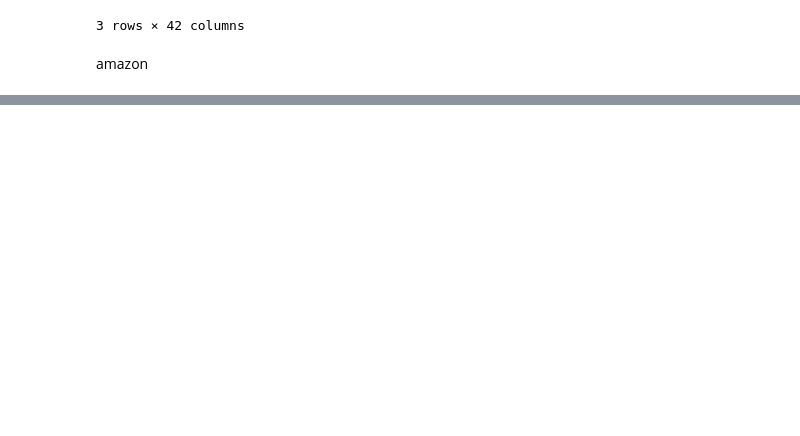
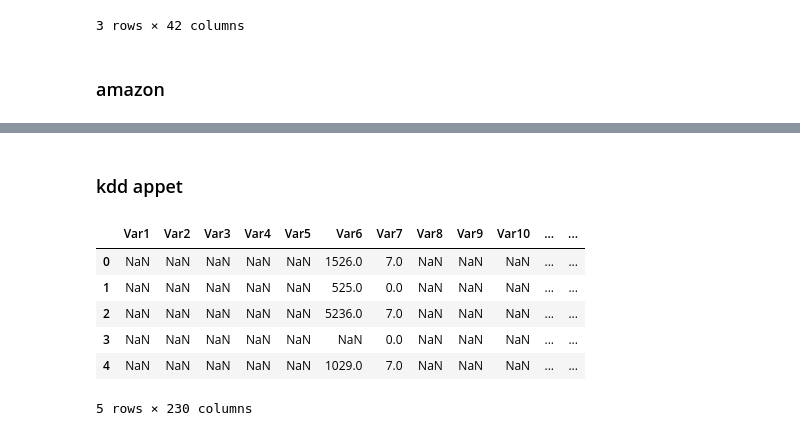
Before and after one commit to mohannishant6/MSc-Thesis, a Jupyter notebook: update_dict.ipynb, the cells around one changed output, grey strips where cells are left out. Saved outputs shown, nothing was run; the diff lists cells and outputs as text; code cells hidden in the pictures; blank space fills up the shorter version.

```diff
--- a/update_dict.ipynb
+++ b/update_dict.ipynb
@@ -217,8 +217,8 @@ y=df.iloc[:,-1]
 d=initialize_dict()
 df_meta=df_meta.append(update_dict(X,y),ignore_index=True)
 df_meta.iloc[-1,0]='census_income'
-# %% [markdown]
-amazon
+# %% [markdown]
+### amazon
 # %%
 df=pd.read_csv('train.csv',dtype='str')
 df.head(3)
@@ -233,3 +233,16 @@ y=df.iloc[:,0]
 d=initialize_dict()
 df_meta=df_meta.append(update_dict(X,y),ignore_index=True)
 df_meta.iloc[-1,0]='amazon'
+# %% [markdown]
+### kdd appet
+# %%
+df=pd.read_csv('../small_train.data',delimiter='\t')
+df.head()
+# %% [output]
+|  | Var1 | Var2 | Var3 | Var4 | Var5 | Var6 | Var7 | Var8 | Var9 | Var10 | ... | ... |
+| 0 | NaN | NaN | NaN | NaN | NaN | 1526.0 | 7.0 | NaN | NaN | NaN | ... | ... |
+| 1 | NaN | NaN | NaN | NaN | NaN | 525.0 | 0.0 | NaN | NaN | NaN | ... | ... |
+| 2 | NaN | NaN | NaN | NaN | NaN | 5236.0 | 7.0 | NaN | NaN | NaN | ... | ... |
+| 3 | NaN | NaN | NaN | NaN | NaN | NaN | 0.0 | NaN | NaN | NaN | ... | ... |
+| 4 | NaN | NaN | NaN | NaN | NaN | 1029.0 | 7.0 | NaN | NaN | NaN | ... | ... |
+5 rows × 230 columns
```
Also changed, not shown: parts of 3 cells of this notebook, 6 other files.
